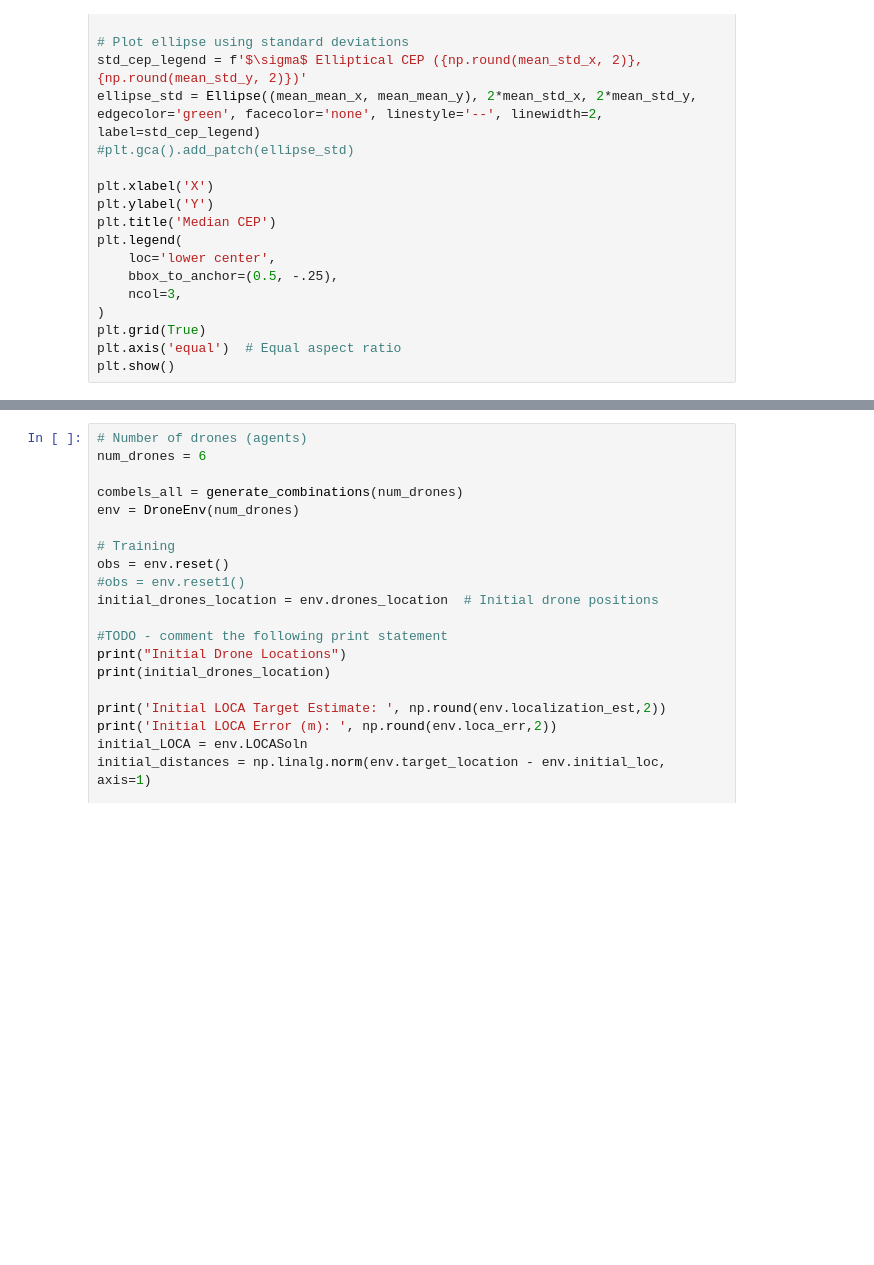
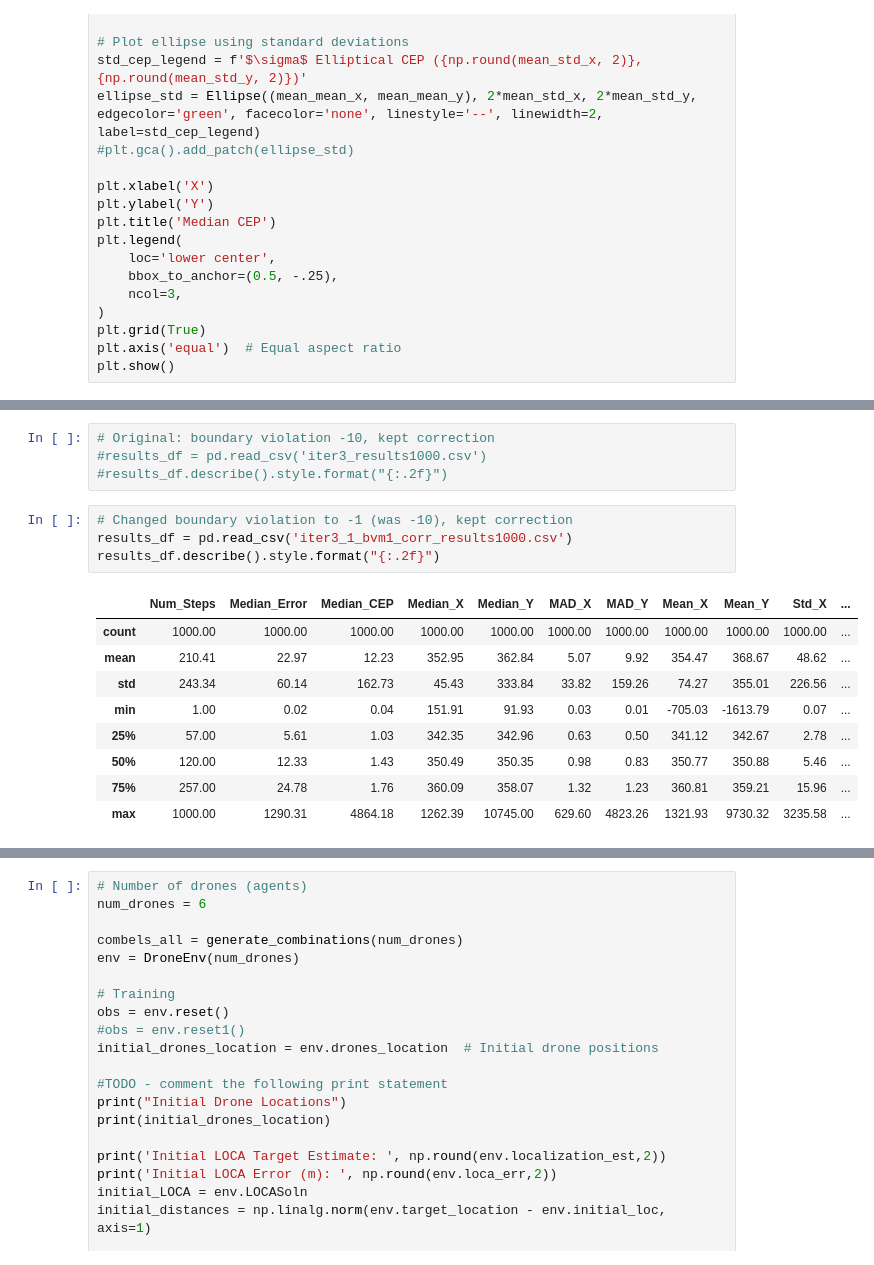
Before and after one commit to raneyoliver/CS8321Labs-public, a Jupyter notebook: lab5/Lab5_FinalProject_Iter3.ipynb, the cells around one changed output, grey strips where cells are left out. Cells and saved outputs as stored; diff of their text form; blank space fills up the shorter version.

Commit message:
datasets with tweaked reward approach for boundary conditions

```diff
--- a/lab5/Lab5_FinalProject_Iter3.ipynb
+++ b/lab5/Lab5_FinalProject_Iter3.ipynb
@@ -740,0 +773,18 @@ plt.show()
+# %%
+# Original: boundary violation -10, kept correction
+#results_df = pd.read_csv('iter3_results1000.csv')
+#results_df.describe().style.format("{:.2f}")
+# %%
+# Changed boundary violation to -1 (was -10), kept correction
+results_df = pd.read_csv('iter3_1_bvm1_corr_results1000.csv')
+results_df.describe().style.format("{:.2f}")
+# %% [output]
+|  | Num_Steps | Median_Error | Median_CEP | Median_X | Median_Y | MAD_X | MAD_Y | Mean_X | Mean_Y | Std_X | ... |
+| count | 1000.00 | 1000.00 | 1000.00 | 1000.00 | 1000.00 | 1000.00 | 1000.00 | 1000.00 | 1000.00 | 1000.00 | ... |
+| mean | 210.41 | 22.97 | 12.23 | 352.95 | 362.84 | 5.07 | 9.92 | 354.47 | 368.67 | 48.62 | ... |
+| std | 243.34 | 60.14 | 162.73 | 45.43 | 333.84 | 33.82 | 159.26 | 74.27 | 355.01 | 226.56 | ... |
+| min | 1.00 | 0.02 | 0.04 | 151.91 | 91.93 | 0.03 | 0.01 | -705.03 | -1613.79 | 0.07 | ... |
+| 25% | 57.00 | 5.61 | 1.03 | 342.35 | 342.96 | 0.63 | 0.50 | 341.12 | 342.67 | 2.78 | ... |
+| 50% | 120.00 | 12.33 | 1.43 | 350.49 | 350.35 | 0.98 | 0.83 | 350.77 | 350.88 | 5.46 | ... |
+| 75% | 257.00 | 24.78 | 1.76 | 360.09 | 358.07 | 1.32 | 1.23 | 360.81 | 359.21 | 15.96 | ... |
+| max | 1000.00 | 1290.31 | 4864.18 | 1262.39 | 10745.00 | 629.60 | 4823.26 | 1321.93 | 9730.32 | 3235.58 | ... |
```
Also changed, not shown: parts of 8 cells of this notebook, 19 other files.
